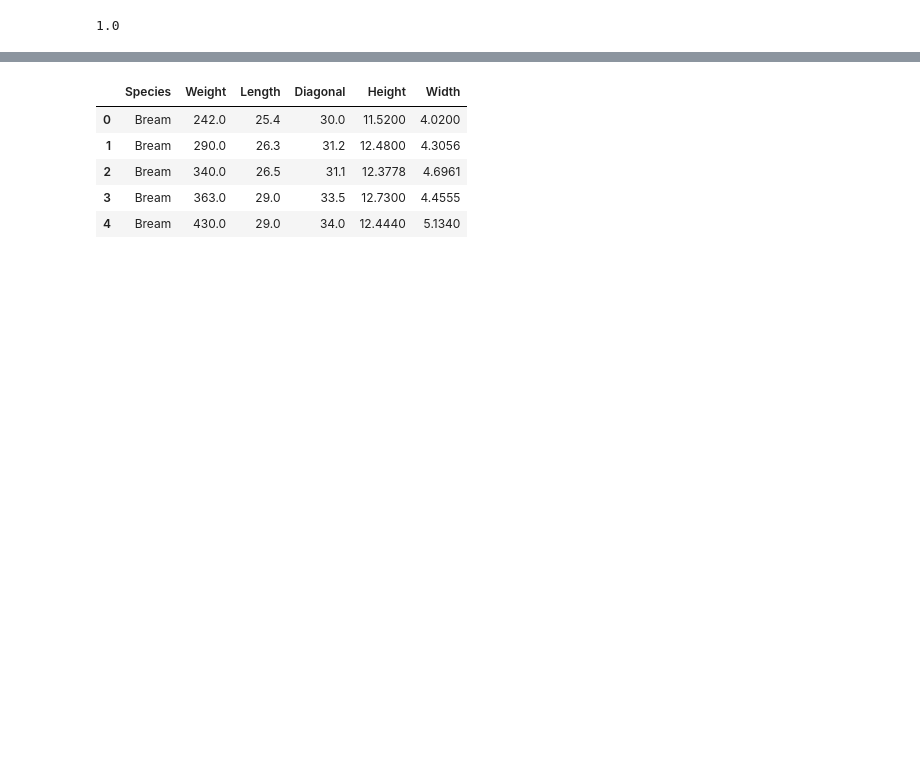
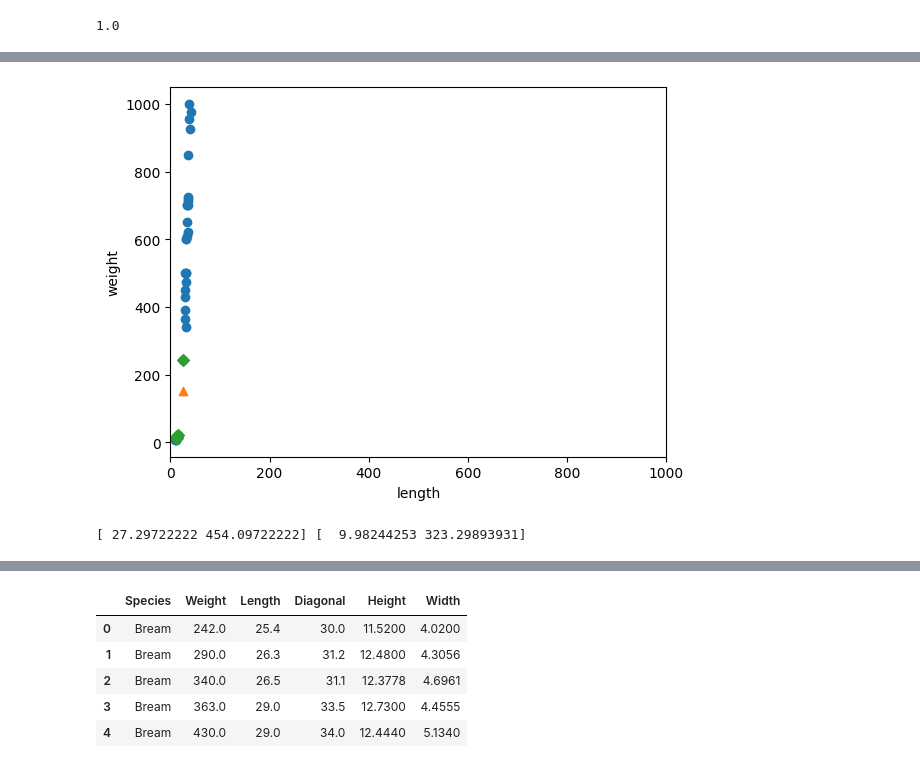
Before and after one commit to Jiseon94/machinelearningStudy, a Jupyter notebook: 0929_machineStudy.ipynb, the cells around one changed output, grey strips where cells are left out. Saved outputs shown, nothing was run; the diff lists cells and outputs as text; code cells hidden in the pictures; blank space fills up the shorter version.

```diff
--- a/0929_machineStudy.ipynb
+++ b/0929_machineStudy.ipynb
@@ -153,0 +201,25 @@ kn.score(test_input, test_target) #정확도 100프로 나옴
+# %%
+#기준을 맞춰라.
+plt.scatter(train_input[:, 0], train_input[:, 1])
+plt.scatter(25, 150, marker='^') #마름모로 표현하겠다는 뜻이다. marker='^'
+plt.scatter(train_input[indexes,0], train_input[indexes,1], marker='D')
+plt.xlim((0,1000)) #xlim 함수는 축의 스케일을 수동으로 지정할 수 있는 거다.
+#결국, 무게가 생선을 구분하는데 아주 큰 영향을 준다는걸 알수 있다.
+plt.xlabel('length')
+plt.ylabel('weight')
+plt.show()
+#결국 두 스케일의 특성을 맞춰줘야하는거다. 스케일 맞춰주는 알고리즘 굉장히 많다.
+# knn 이 이런게 수동작업 필요한거다.
+# %% [output]
+[figure, added]
+# %%
+#여러가지 변환 방법이 있는데, 대표적인게 표준 점수로 바꾸는거다.
+# 특성-평균/표준편차 = z 정수 라고 함 . 사이킷런에는 도구가 있다.
+#특성의 평균을 구해야한다. 길이 특성, 무게 특성을 따로 구해보자.
+mean = np.mean(train_input, axis=0) #mean() 넘파이 평균 구해주는 함수임.
+std = np.std(train_input, axis=0) #std()넘파이 표준편차 구해주는 함수. axis 는 축.
+#axis = 0 으로 해야 행을 쭉따라서 계산하여 각 특성별 평균 및 표준편차가 구해짐. row 1, column 2 (1,2)
+#만약 , axis=1 로 하면 각 row 별로 평균 및 표준편차가 구해지는거임 row 36, column 1 (36,1)
+print(mean, std)
+# %% [output]
+[ 27.29722222 454.09722222] [  9.98244253 323.29893931]
```
Also changed, not shown: parts of 119 cells of this notebook.
